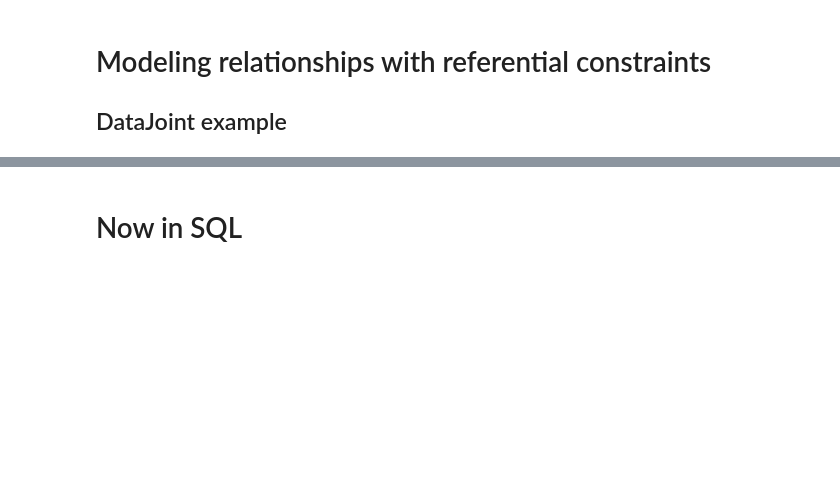
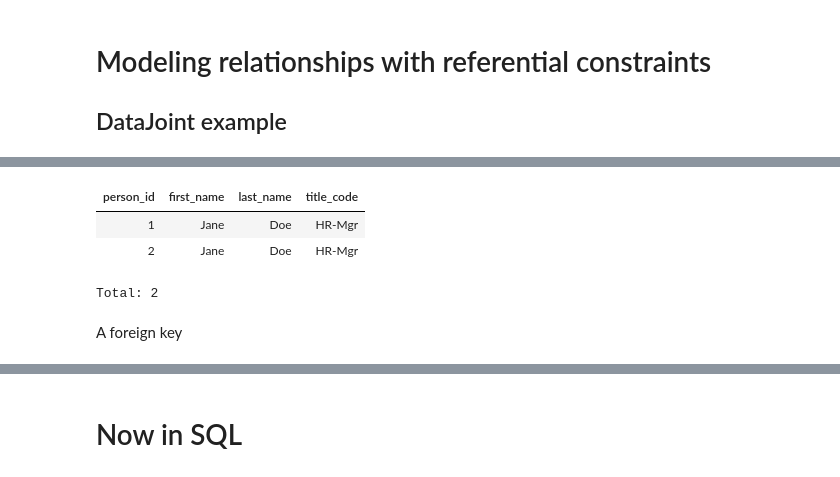
Before and after one commit to dimitri-yatsenko/Database-Systems-for-Data-Science, a Jupyter notebook: notebooks/Language.ipynb, the cells around one changed output, grey strips where cells are left out. Cells and saved outputs as stored; diff of their text form; code cells hidden in the pictures; blank space fills up the shorter version.

```diff
--- a/notebooks/Language.ipynb
+++ b/notebooks/Language.ipynb
@@ -37,5 +49,10 @@ class Person(dj.Manual):
     -> Title
     """
 # %%
-Title()
+Person()
+# %% [output]
+| person_id | first_name | last_name | title_code |
+| 1 | Jane | Doe | HR-Mgr |
+| 2 | Jane | Doe | HR-Mgr |
+Total: 2
 # %%
@@ -42,0 +64,2 @@ Person().insert1((1, "Jane", "Doe", "HR-Mgr"))
+# %% [markdown]
+A foreign key
```
Also changed, not shown: parts of 37 cells of this notebook, 7 other files.
